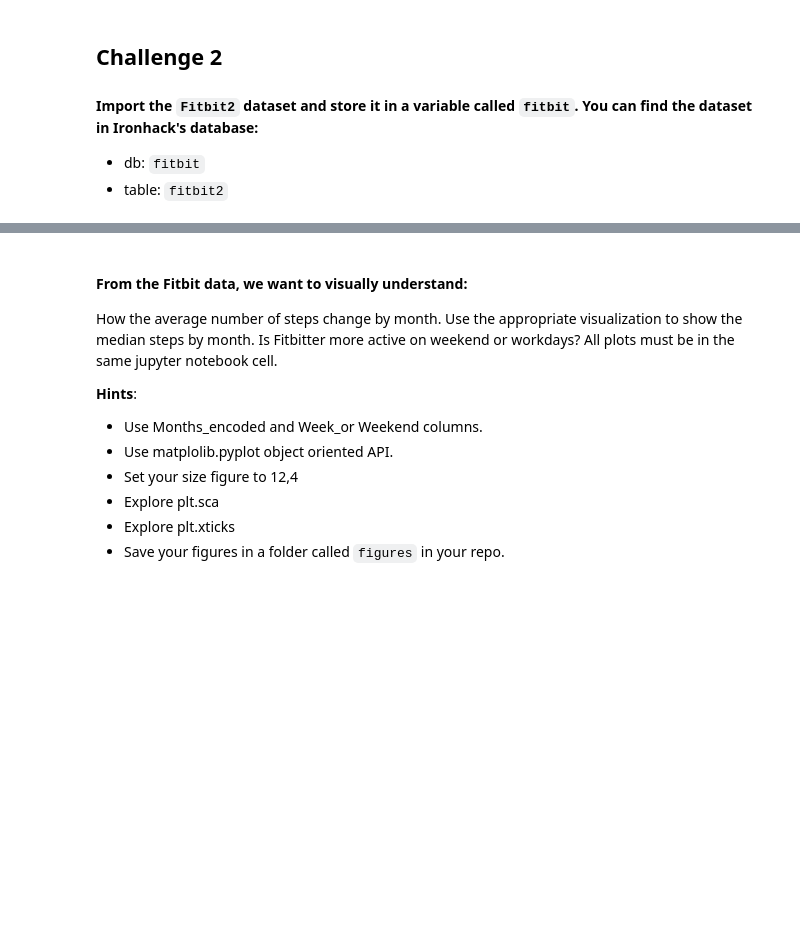
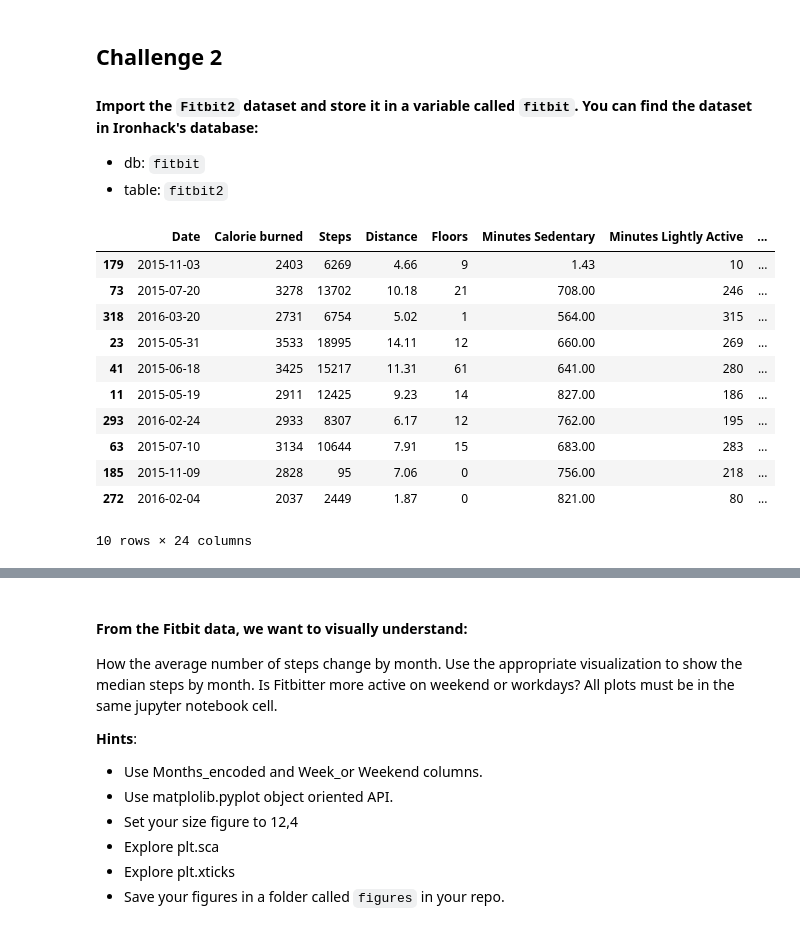
Before and after one commit to Arthur-Lapeyrere/248_Repo, a Jupyter notebook: Labs/module_2/Matplotlib-Seaborn/your-code/main.ipynb, the cells around one changed output, grey strips where cells are left out. Cells and saved outputs as stored; diff of their text form; code cells hidden in the pictures; blank space fills up the shorter version.

```diff
--- a/Labs/module_2/Matplotlib-Seaborn/your-code/main.ipynb
+++ b/Labs/module_2/Matplotlib-Seaborn/your-code/main.ipynb
@@ -100,0 +116,17 @@ plt.plot(x,y2, linewidth=3)
+# %%
+fitbit = pd.read_csv(r'C:\Users\Arthur\248_Repo\Labs\module_2\Matplotlib-Seaborn\your-code\Fitbit2.csv')
+# %%
+fitbit.sample(10)
+# %% [output]
+|  | Date | Calorie burned | Steps | Distance | Floors | Minutes Sedentary | Minutes Lightly Active | ... |
+| 179 | 2015-11-03 | 2403 | 6269 | 4.66 | 9 | 1.43 | 10 | ... |
+| 73 | 2015-07-20 | 3278 | 13702 | 10.18 | 21 | 708.00 | 246 | ... |
+| 318 | 2016-03-20 | 2731 | 6754 | 5.02 | 1 | 564.00 | 315 | ... |
+| 23 | 2015-05-31 | 3533 | 18995 | 14.11 | 12 | 660.00 | 269 | ... |
+| 41 | 2015-06-18 | 3425 | 15217 | 11.31 | 61 | 641.00 | 280 | ... |
+| 11 | 2015-05-19 | 2911 | 12425 | 9.23 | 14 | 827.00 | 186 | ... |
+| 293 | 2016-02-24 | 2933 | 8307 | 6.17 | 12 | 762.00 | 195 | ... |
+| 63 | 2015-07-10 | 3134 | 10644 | 7.91 | 15 | 683.00 | 283 | ... |
+| 185 | 2015-11-09 | 2828 | 95 | 7.06 | 0 | 756.00 | 218 | ... |
+| 272 | 2016-02-04 | 2037 | 2449 | 1.87 | 0 | 821.00 | 80 | ... |
+10 rows × 24 columns
```
Also changed, not shown: parts of 12 cells of this notebook, 6 other files.
